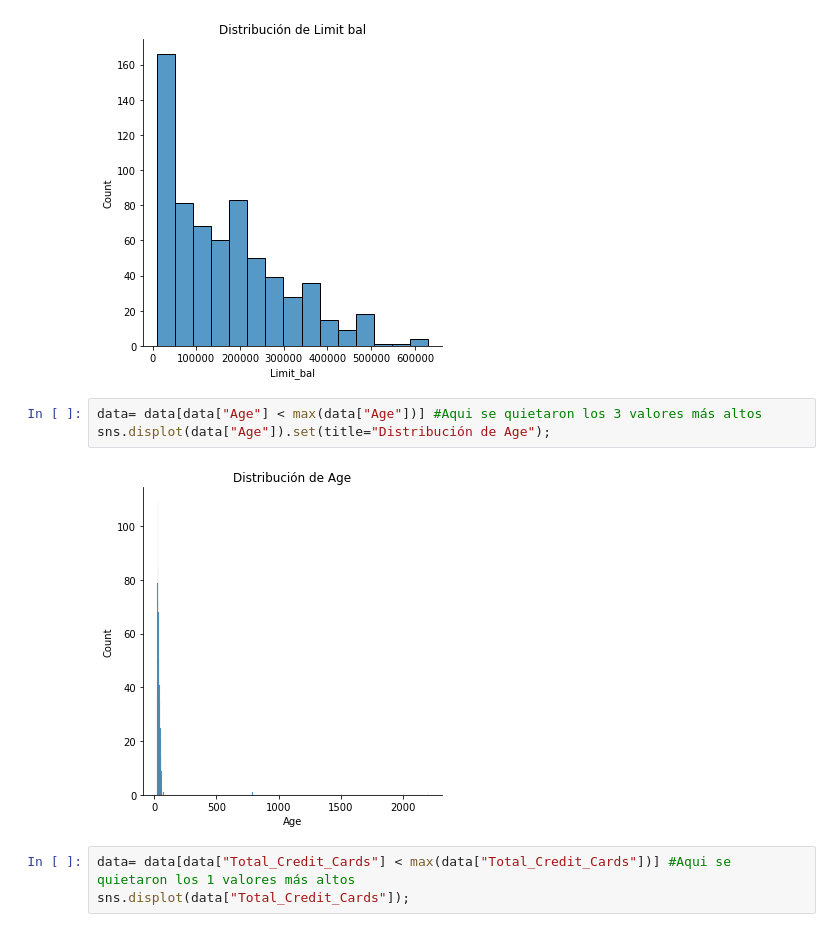
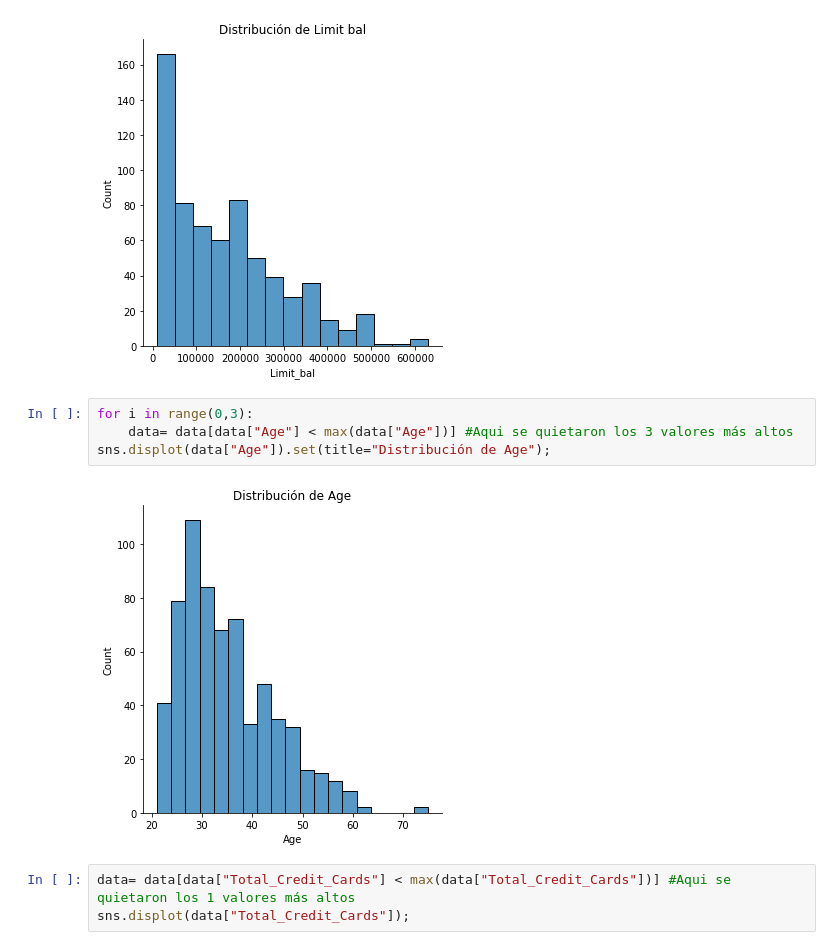
Before and after one commit to malvarezg1/BI, a Jupyter notebook: Laboratorio 2 - Clustering.ipynb, the cells around one changed output. Saved outputs shown, nothing was run; the diff lists cells and outputs as text.

```diff
--- a/Laboratorio 2 - Clustering.ipynb
+++ b/Laboratorio 2 - Clustering.ipynb
@@ -143,10 +149,11 @@ sns.displot(data["Limit_bal"]).set(title="Distribución de Limit bal");
 # %% [output]
 [figure]
 # %%
-data= data[data["Age"] < max(data["Age"])] #Aqui se quietaron los 3 valores más altos
+for i in range(0,3):
+    data= data[data["Age"] < max(data["Age"])] #Aqui se quietaron los 3 valores más altos
 sns.displot(data["Age"]).set(title="Distribución de Age");
 # %% [output]
-[figure, old version]
+[figure, new version]
 # %%
 data= data[data["Total_Credit_Cards"] < max(data["Total_Credit_Cards"])] #Aqui se quietaron los 1 valores más altos
 sns.displot(data["Total_Credit_Cards"]);
```
Also changed, not shown: parts of 28 cells of this notebook.
